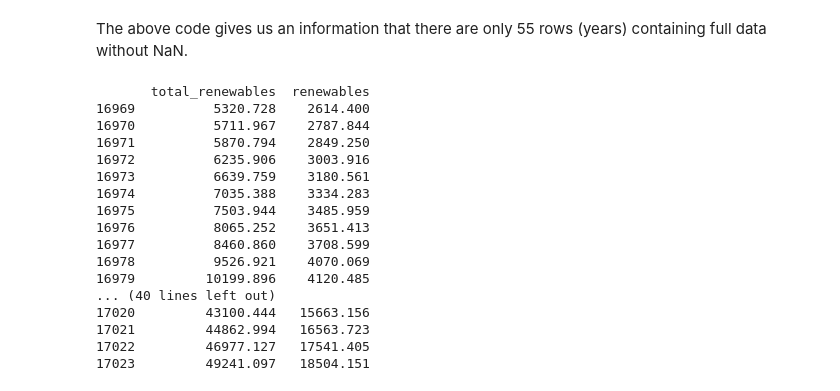
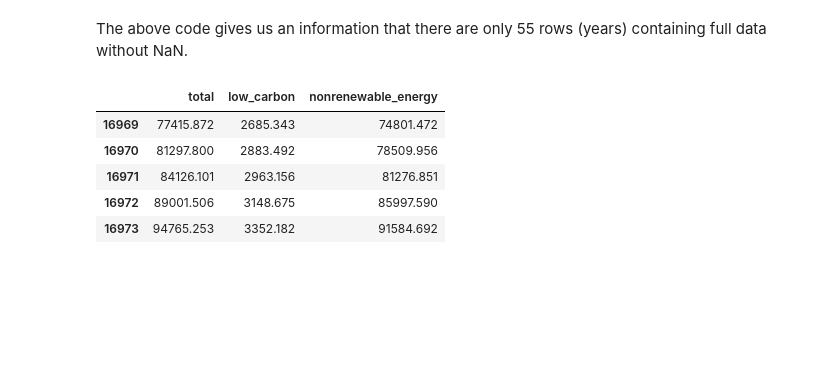
Before and after one commit to AIXjing/energy-data, a Jupyter notebook: Extract data.ipynb, the cells around one changed output. Drawn from its saved outputs; the diff is of its cells as text; code cells hidden in the pictures; blank space fills up the shorter version.

```diff
--- a/Extract data.ipynb
+++ b/Extract data.ipynb
@@ -81,20 +114,10 @@ df_energy_cons_global_nona['total'] = df_energy_cons_global_nona.iloc[:,16] + df
 # %%
-print(df_energy_cons_global_nona[['total_renewables', 'renewables']])
+# check whether total = low_carbon + nonrenewable_energy
+df_energy_cons_global_nona[['total', 'low_carbon', 'nonrenewable_energy']].head(5)
 # %% [output]
-       total_renewables  renewables
-16969          5320.728    2614.400
-16970          5711.967    2787.844
-16971          5870.794    2849.250
-16972          6235.906    3003.916
-16973          6639.759    3180.561
-16974          7035.388    3334.283
-16975          7503.944    3485.959
-16976          8065.252    3651.413
-16977          8460.860    3708.599
-16978          9526.921    4070.069
-16979         10199.896    4120.485
-... (40 lines left out)
-17020         43100.444   15663.156
-17021         44862.994   16563.723
-17022         46977.127   17541.405
-17023         49241.097   18504.151
+|  | total | low_carbon | nonrenewable_energy |
+| 16969 | 77415.872 | 2685.343 | 74801.472 |
+| 16970 | 81297.800 | 2883.492 | 78509.956 |
+| 16971 | 84126.101 | 2963.156 | 81276.851 |
+| 16972 | 89001.506 | 3148.675 | 85997.590 |
+| 16973 | 94765.253 | 3352.182 | 91584.692 |
```
Also changed, not shown: parts of 16 cells of this notebook, 1 other file.
